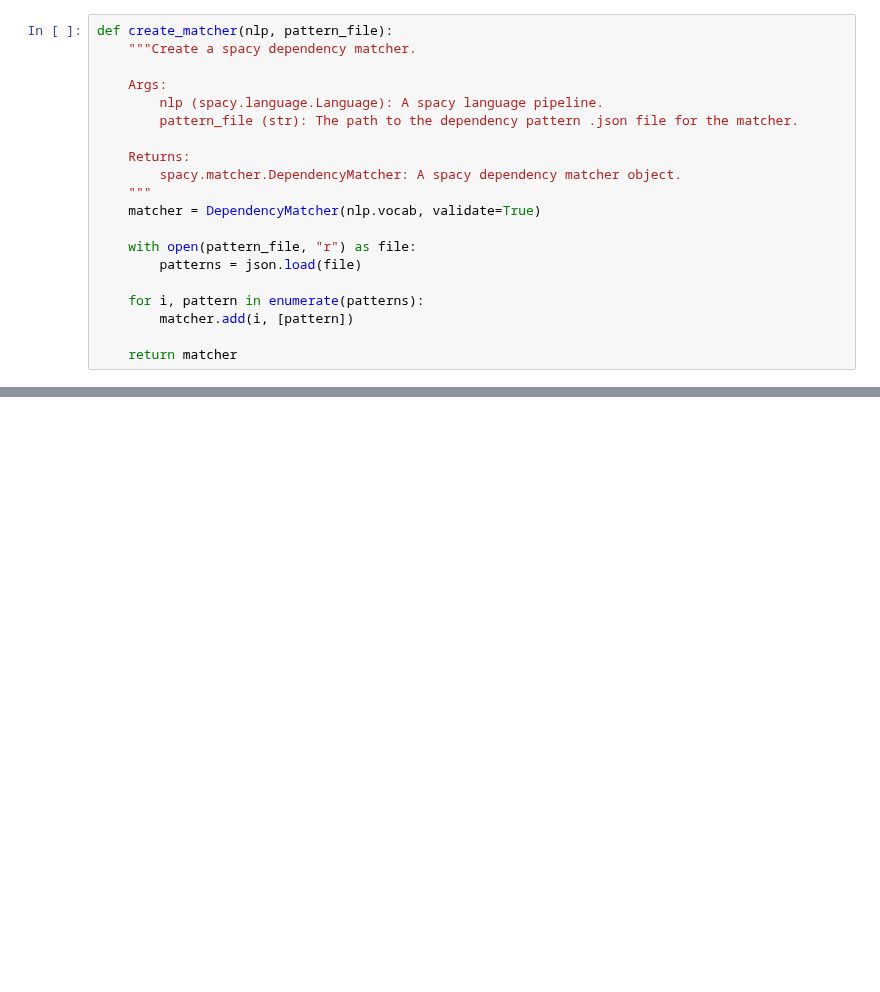
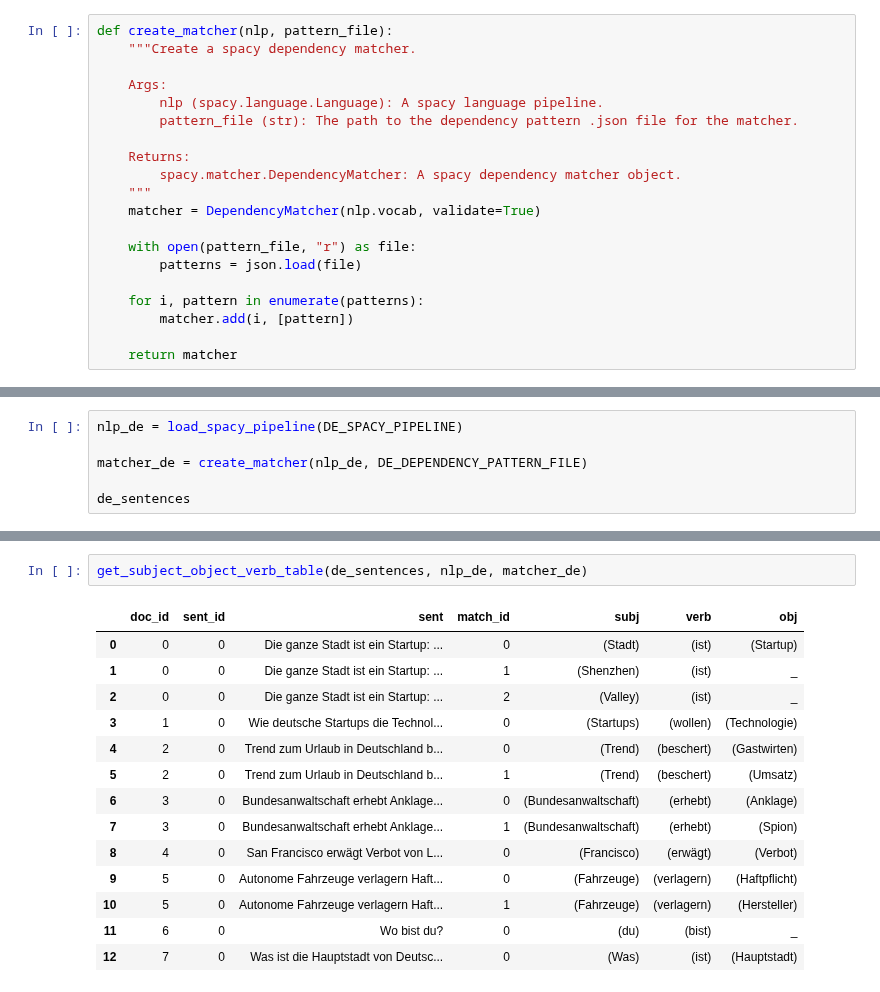
Before and after one commit to navigating-stories/notebooks, a Jupyter notebook: multilingual_dsg.ipynb, the cells around one changed output, grey strips where cells are left out. Drawn from its saved outputs; the diff is of its cells as text; blank space fills up the shorter version.

```diff
--- a/multilingual_dsg.ipynb
+++ b/multilingual_dsg.ipynb
@@ -340,0 +350,6 @@ AssertionError:
+# %%
+nlp_de = load_spacy_pipeline(DE_SPACY_PIPELINE)
+
+matcher_de = create_matcher(nlp_de, DE_DEPENDENCY_PATTERN_FILE)
+
+de_sentences
@@ -340,0 +365,17 @@ AssertionError:
+# %%
+get_subject_object_verb_table(de_sentences, nlp_de, matcher_de)
+# %% [output]
+|  | doc_id | sent_id | sent | match_id | subj | verb | obj |
+| 0 | 0 | 0 | Die ganze Stadt ist ein Startup: ... | 0 | (Stadt) | (ist) | (Startup) |
+| 1 | 0 | 0 | Die ganze Stadt ist ein Startup: ... | 1 | (Shenzhen) | (ist) | _ |
+| 2 | 0 | 0 | Die ganze Stadt ist ein Startup: ... | 2 | (Valley) | (ist) | _ |
+| 3 | 1 | 0 | Wie deutsche Startups die Technol... | 0 | (Startups) | (wollen) | (Technologie) |
+| 4 | 2 | 0 | Trend zum Urlaub in Deutschland b... | 0 | (Trend) | (beschert) | (Gastwirten) |
+| 5 | 2 | 0 | Trend zum Urlaub in Deutschland b... | 1 | (Trend) | (beschert) | (Umsatz) |
+| 6 | 3 | 0 | Bundesanwaltschaft erhebt Anklage... | 0 | (Bundesanwaltschaft) | (erhebt) | (Anklage) |
+| 7 | 3 | 0 | Bundesanwaltschaft erhebt Anklage... | 1 | (Bundesanwaltschaft) | (erhebt) | (Spion) |
+| 8 | 4 | 0 | San Francisco erwägt Verbot von L... | 0 | (Francisco) | (erwägt) | (Verbot) |
+| 9 | 5 | 0 | Autonome Fahrzeuge verlagern Haft... | 0 | (Fahrzeuge) | (verlagern) | (Haftpflicht) |
+| 10 | 5 | 0 | Autonome Fahrzeuge verlagern Haft... | 1 | (Fahrzeuge) | (verlagern) | (Hersteller) |
+| 11 | 6 | 0 | Wo bist du? | 0 | (du) | (bist) | _ |
+| 12 | 7 | 0 | Was ist die Hauptstadt von Deutsc... | 0 | (Was) | (ist) | (Hauptstadt) |
```
Also changed, not shown: parts of 33 cells of this notebook, 4 other files.
